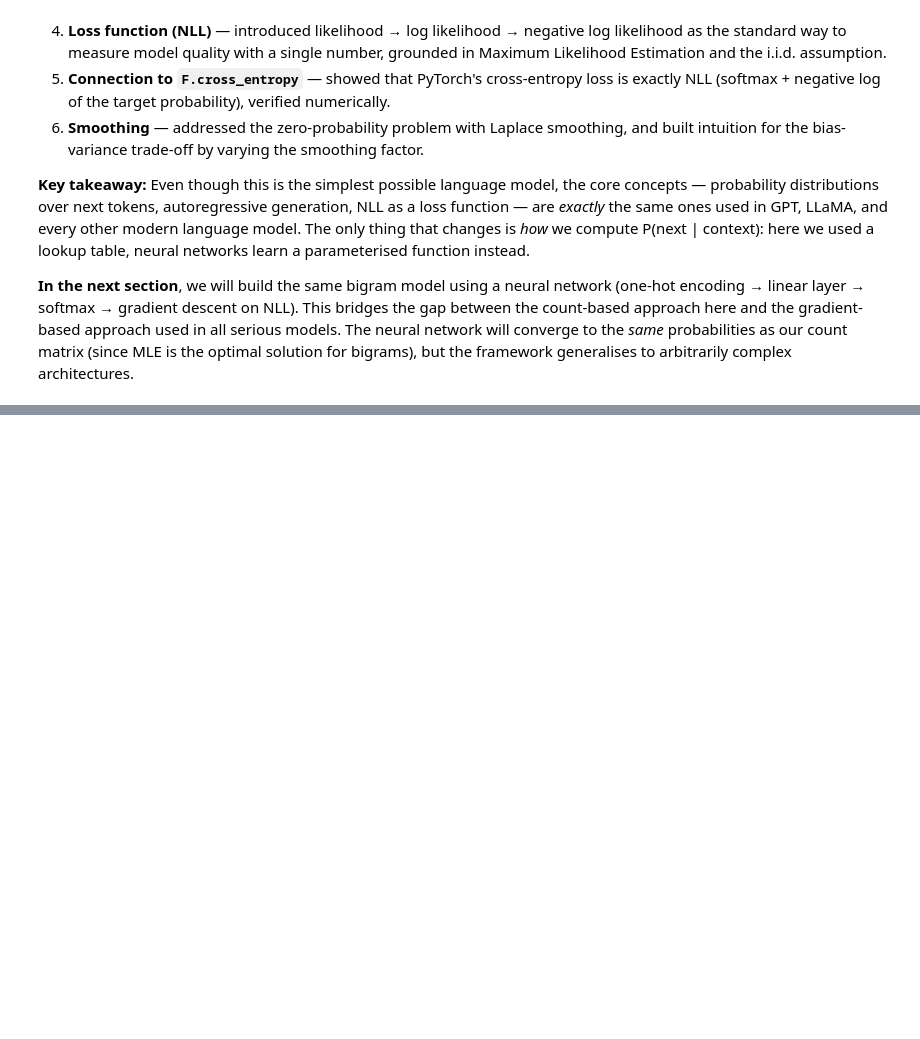
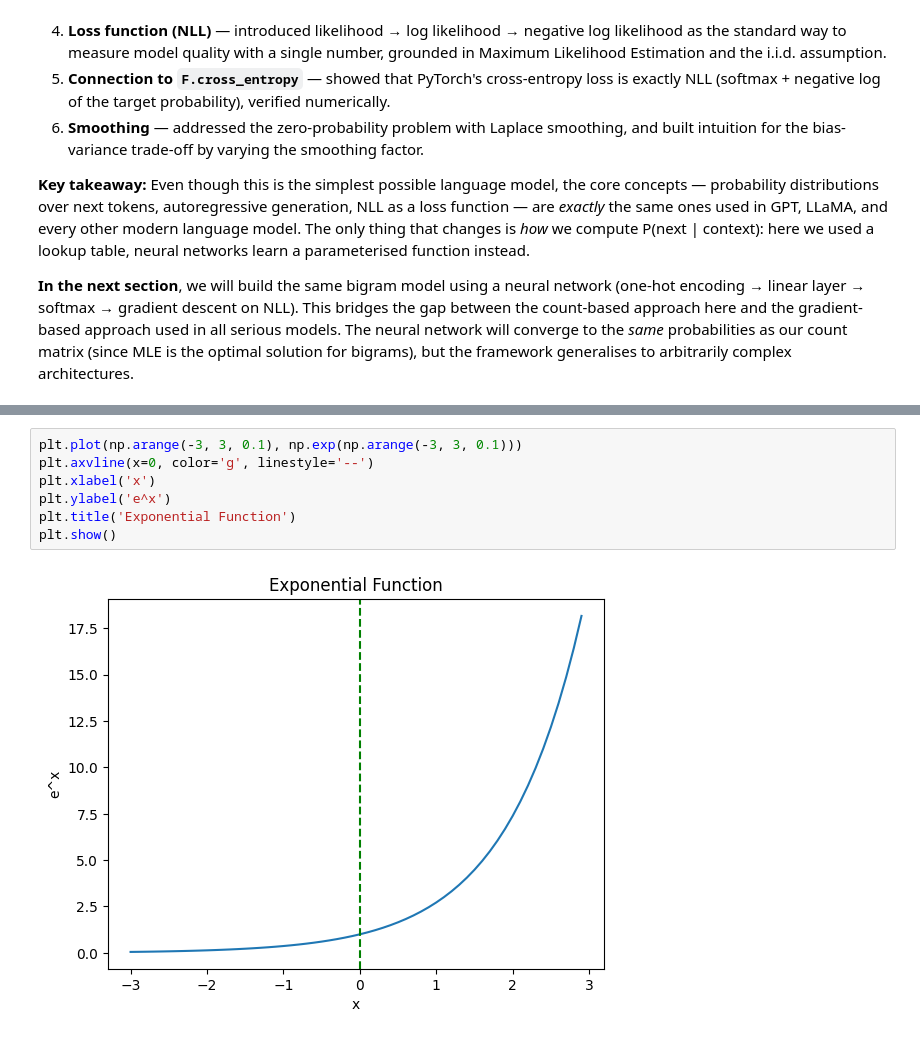
Before and after one commit to kshitijg92/karpathy-zero-to-hero-deep-work, a Jupyter notebook: lesson_2_makemore/makemore.ipynb, the cells around one changed output, grey strips where cells are left out. Drawn from its saved outputs; the diff is of its cells as text; blank space fills up the shorter version.

```diff
--- a/lesson_2_makemore/makemore.ipynb
+++ b/lesson_2_makemore/makemore.ipynb
@@ -877,0 +1057,9 @@ So far we built a **bigram character-level language model** from scratch. Here's
+# %%
+plt.plot(np.arange(-3, 3, 0.1), np.exp(np.arange(-3, 3, 0.1)))
+plt.axvline(x=0, color='g', linestyle='--')
+plt.xlabel('x')
+plt.ylabel('e^x')
+plt.title('Exponential Function')
+plt.show()
+# %% [output]
+[figure, added]
```
Also changed, not shown: parts of 30 cells of this notebook, 1 other file.
